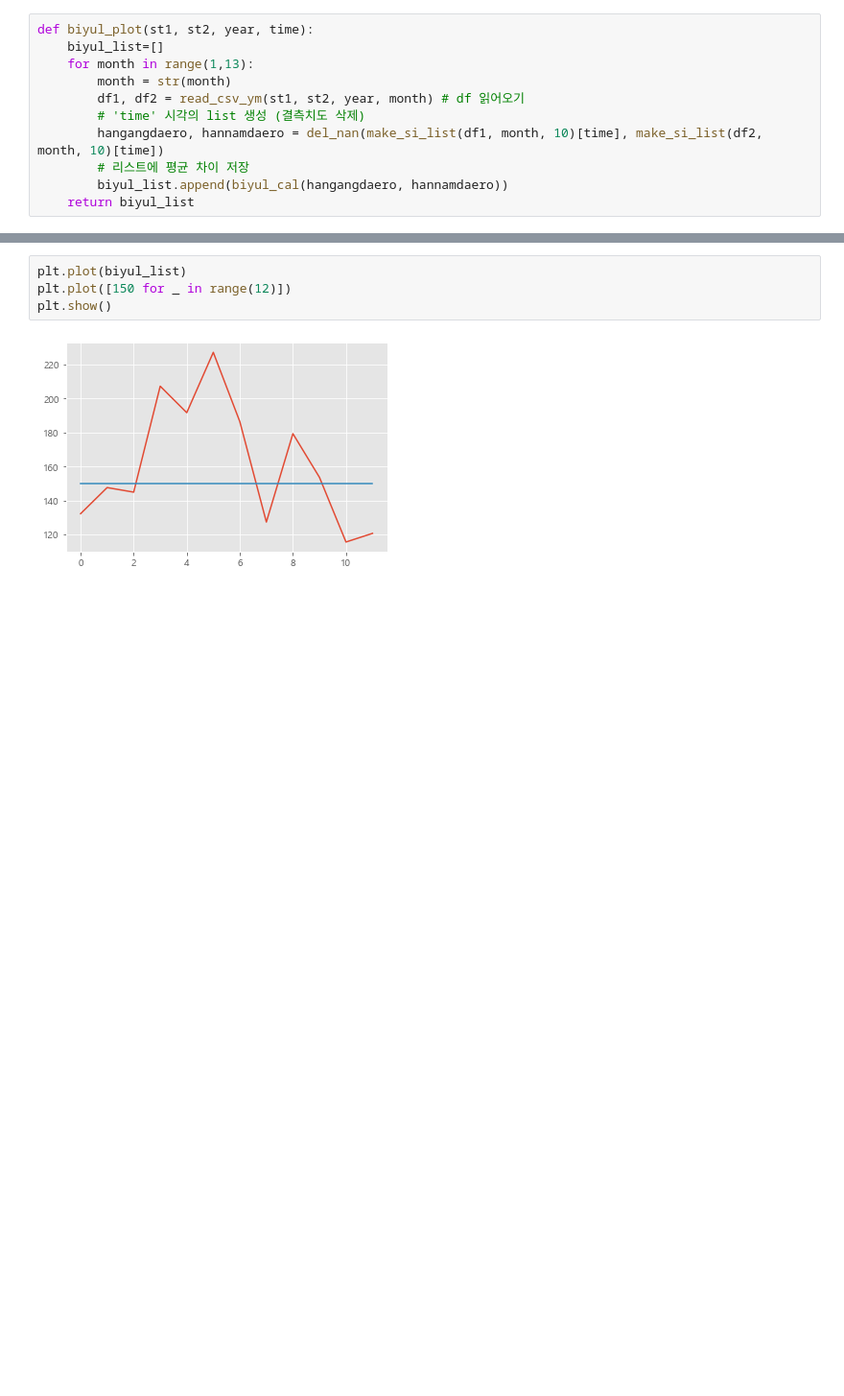
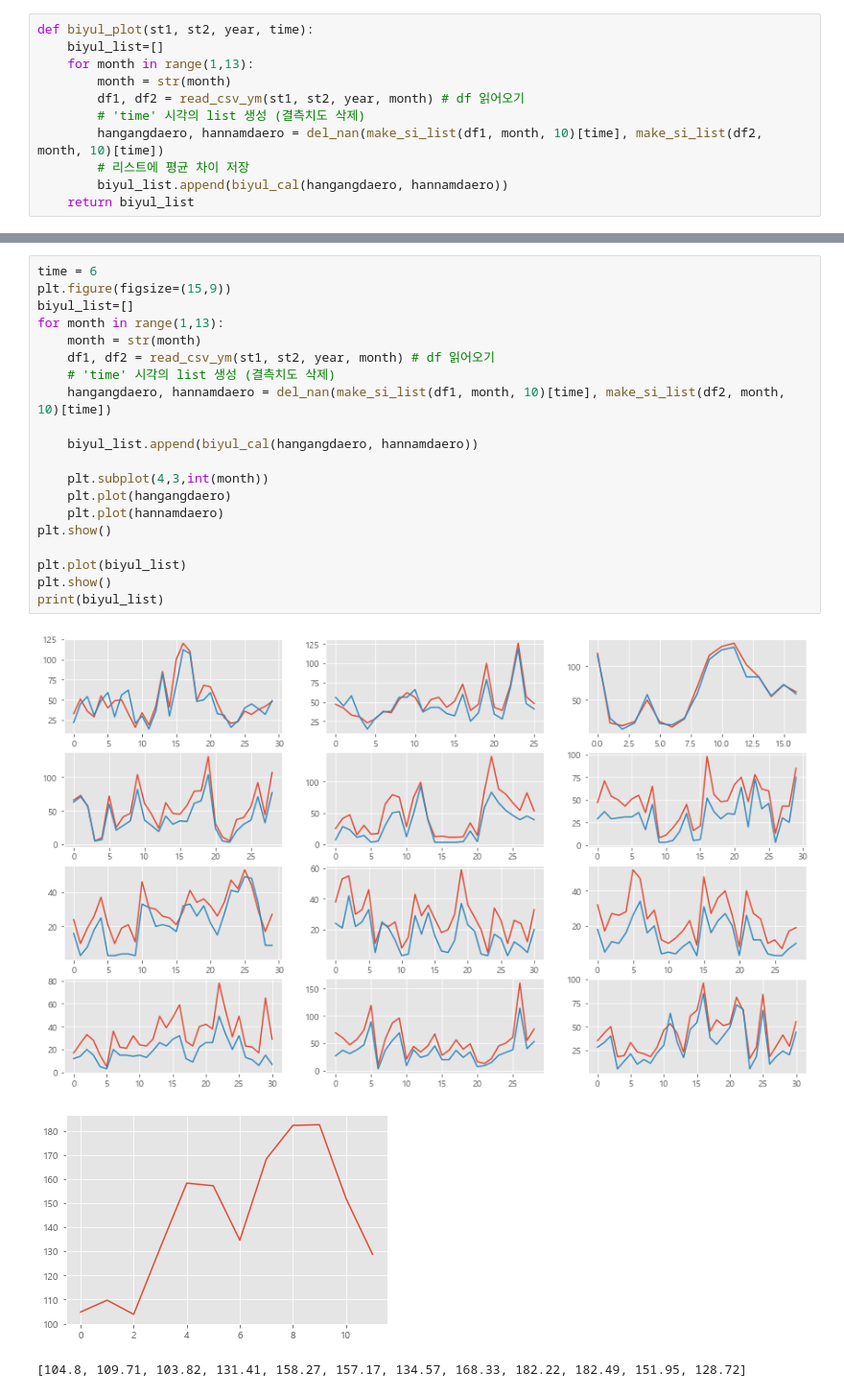
Before and after one commit to chance0523/mise_namu_project, a Jupyter notebook: airkorea/09_달 계산, 시각 계산.ipynb, the cells around one changed output, grey strips where cells are left out. Shown at 96% size. Saved outputs shown, nothing was run; the diff lists cells and outputs as text; blank space fills up the shorter version.

```diff
--- a/airkorea/09_달 계산, 시각 계산.ipynb
+++ b/airkorea/09_달 계산, 시각 계산.ipynb
@@ -165,6 +155,24 @@ plt.show()
-# %%
-plt.plot(biyul_list)
-plt.plot([150 for _ in range(12)])
-plt.show()
-# %% [output]
-[figure, removed]
+# %%
+time = 6
+plt.figure(figsize=(15,9))
+biyul_list=[]
+for month in range(1,13):
+    month = str(month)
+    df1, df2 = read_csv_ym(st1, st2, year, month) # df 읽어오기
+    # 'time' 시각의 list 생성 (결측치도 삭제)
+    hangangdaero, hannamdaero = del_nan(make_si_list(df1, month, 10)[time], make_si_list(df2, month, 10)[time])
+
+    biyul_list.append(biyul_cal(hangangdaero, hannamdaero))
+
+    plt.subplot(4,3,int(month))
+    plt.plot(hangangdaero)
+    plt.plot(hannamdaero)
+plt.show()
+
+plt.plot(biyul_list)
+plt.show()
+print(biyul_list)
+# %% [output]
+[figure, added]
+[figure, added]
+[104.8, 109.71, 103.82, 131.41, 158.27, 157.17, 134.57, 168.33, 182.22, 182.49, 151.95, 128.72]
```
Also changed, not shown: parts of 4 cells of this notebook.
